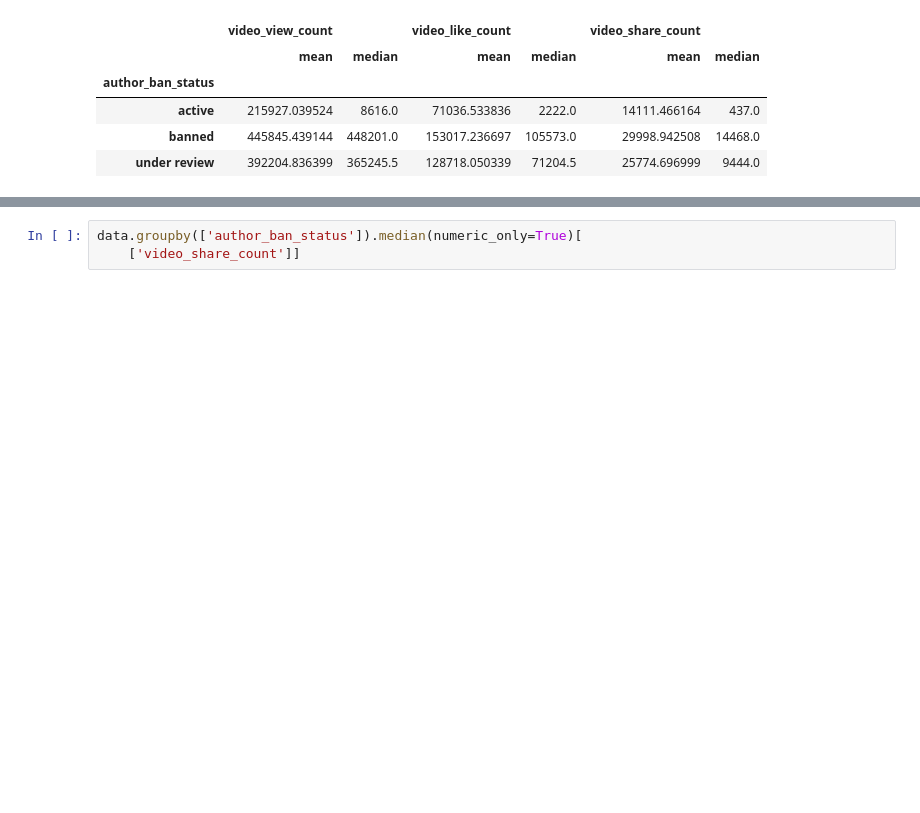
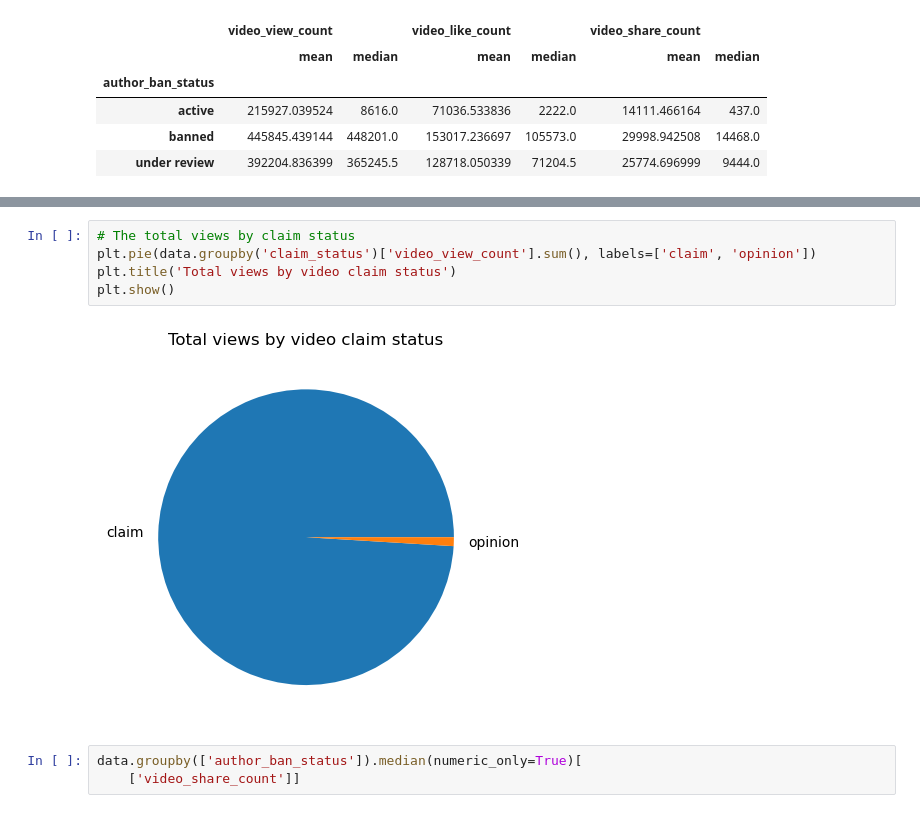
Before and after one commit to low122/TikTok, a Jupyter notebook: tiktok_analysis.ipynb, the cells around one changed output, grey strips where cells are left out. Saved outputs shown, nothing was run; the diff lists cells and outputs as text; blank space fills up the shorter version.

```diff
--- a/tiktok_analysis.ipynb
+++ b/tiktok_analysis.ipynb
@@ -128,3 +175,10 @@ data.groupby(['author_ban_status']).agg(
+# %%
+# The total views by claim status
+plt.pie(data.groupby('claim_status')['video_view_count'].sum(), labels=['claim', 'opinion'])
+plt.title('Total views by video claim status')
+plt.show()
+# %% [output]
+[figure, added]
 # %%
 data.groupby(['author_ban_status']).median(numeric_only=True)[
     ['video_share_count']]
```
Also changed, not shown: parts of 31 cells of this notebook.
